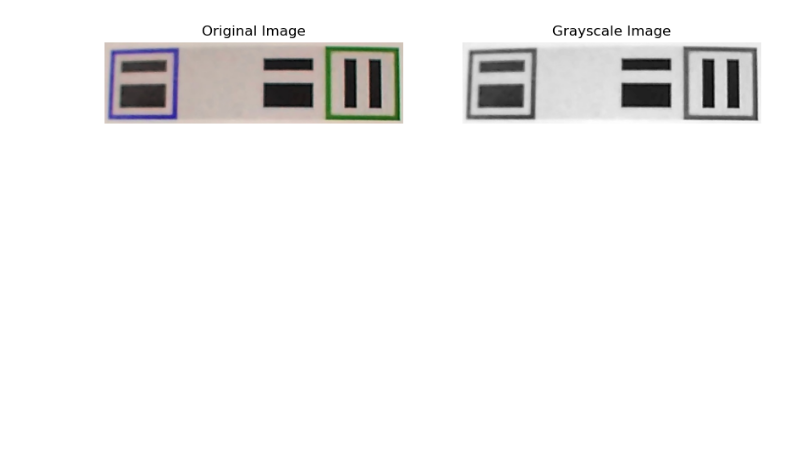
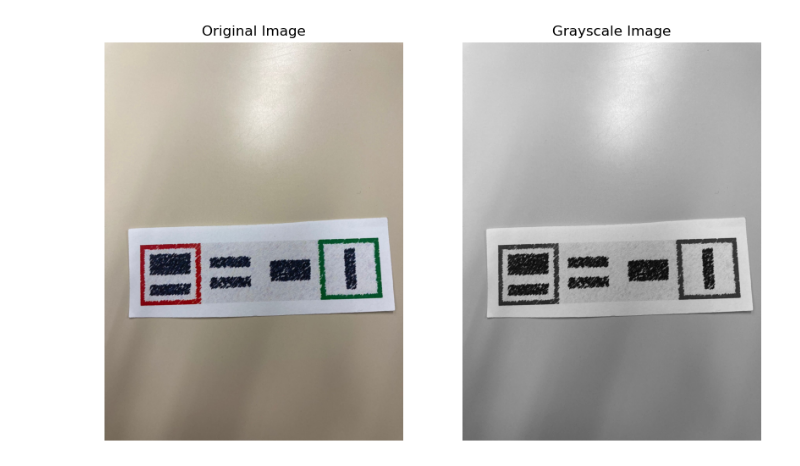
Before and after one commit to miguelable/PSM_OpenCV, a Jupyter notebook: decodification.ipynb, the cells around one changed output. Saved outputs shown, nothing was run; the diff lists cells and outputs as text; code cells hidden in the pictures; blank space fills up the shorter version.

```diff
--- a/decodification.ipynb
+++ b/decodification.ipynb
@@ -11,17 +11,17 @@ from sklearn.preprocessing import MinMaxScaler
 %matplotlib inline
 # %%
 # Load the image
-image = cv2.imread("img/extracted_image_1.jpg")
+image = cv2.imread("img/ejemplo3.jpg")
 image_rgb = cv2.cvtColor(image, cv2.COLOR_BGR2RGB)
 image_gray = cv2.cvtColor(image_rgb, cv2.COLOR_RGB2GRAY)
 
 # Display the images
 plt.figure(figsize=(10, 10))
 plt.subplot(1, 2, 1); plt.imshow(image_rgb); plt.axis('off'); plt.title('Original Image')
 plt.subplot(1, 2, 2); plt.imshow(image_gray, cmap='gray'); plt.axis('off'); plt.title('Grayscale Image')
 plt.show()
 # %% [output]
-[figure, old version]
+[figure, new version]
 # %%
 # Compare gaussian blur and median blur
 image_blur_gaussian = cv2.GaussianBlur(image_gray, (11, 11), 0)
```
Also changed, not shown: parts of 10 cells of this notebook, 9 other files.
